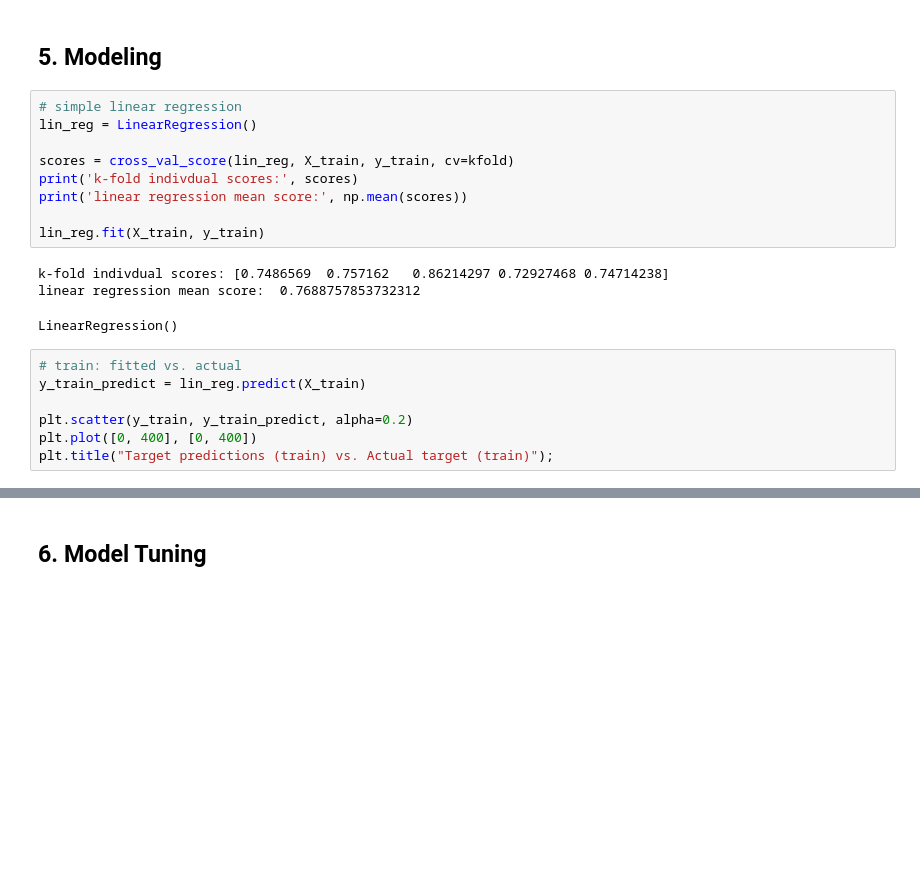
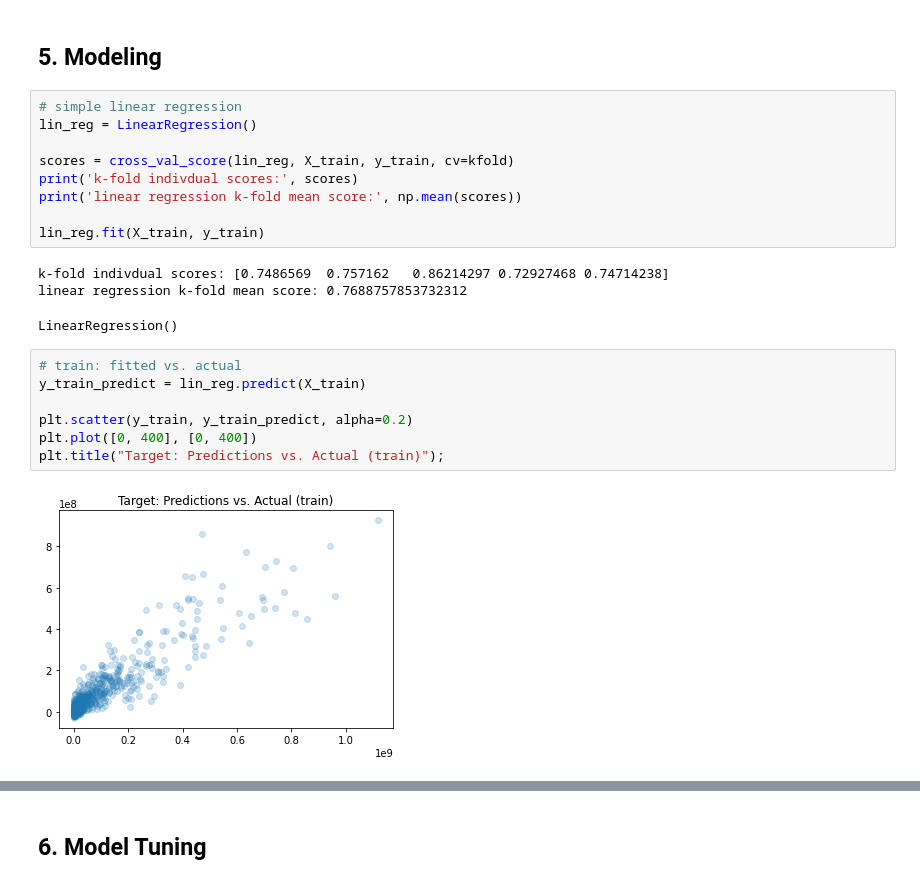
Before and after one commit to slp22/regression-project, a Jupyter notebook: adaptation_movies_regression.ipynb, the cells around one changed output, grey strips where cells are left out. Cells and saved outputs as stored; diff of their text form; blank space fills up the shorter version.

```diff
--- a/adaptation_movies_regression.ipynb
+++ b/adaptation_movies_regression.ipynb
@@ -244,20 +232,22 @@ lin_reg = LinearRegression()
 
 scores = cross_val_score(lin_reg, X_train, y_train, cv=kfold)
 print('k-fold indivdual scores:', scores)
-print('linear regression mean score:', np.mean(scores))
+print('linear regression k-fold mean score:', np.mean(scores))
 
 lin_reg.fit(X_train, y_train)
 # %% [output]
 k-fold indivdual scores: [0.7486569  0.757162   0.86214297 0.72927468 0.74714238]
-linear regression mean score:  0.7688757853732312
+linear regression k-fold mean score: 0.7688757853732312
 LinearRegression()
 # %%
 # train: fitted vs. actual
 y_train_predict = lin_reg.predict(X_train)
 
 plt.scatter(y_train, y_train_predict, alpha=0.2)
 plt.plot([0, 400], [0, 400])
-plt.title("Target predictions (train) vs. Actual target (train)");
+plt.title("Target: Predictions vs. Actual (train)");
+# %% [output]
+[figure, added]
 # %%
 # test: fitted vs. actual
 y_test_predict = lin_reg.predict(X_test)
```
Also changed, not shown: parts of 21 cells of this notebook.
